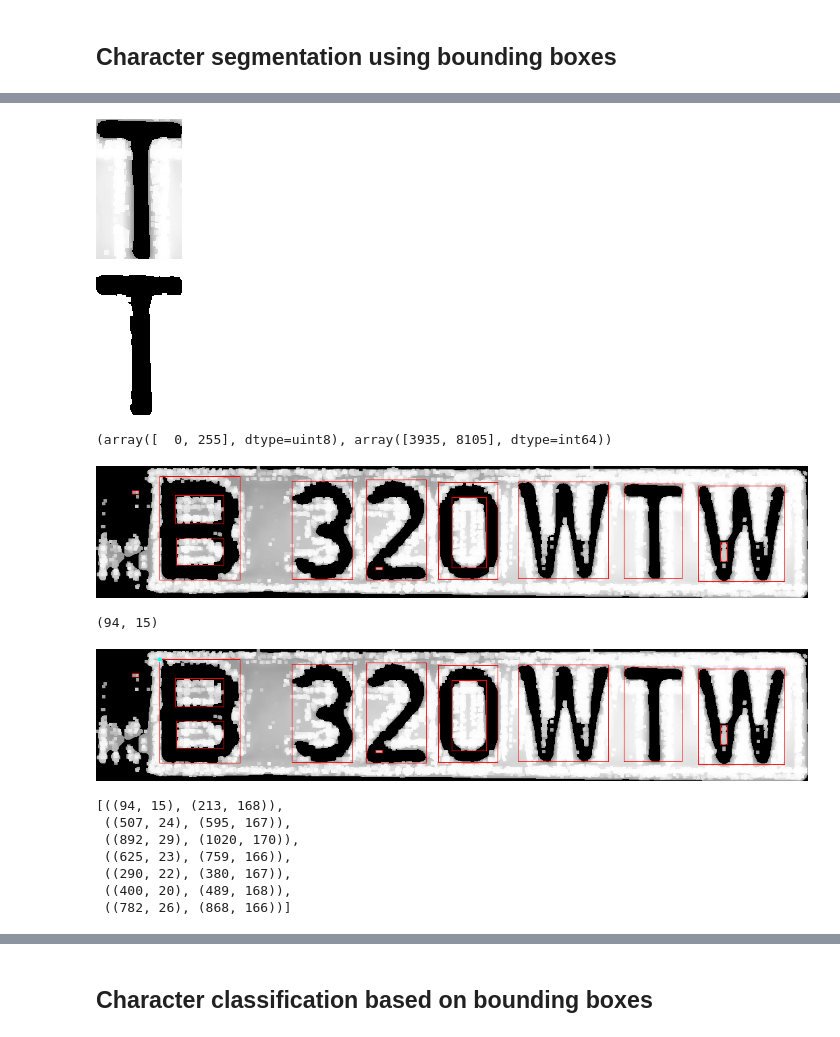
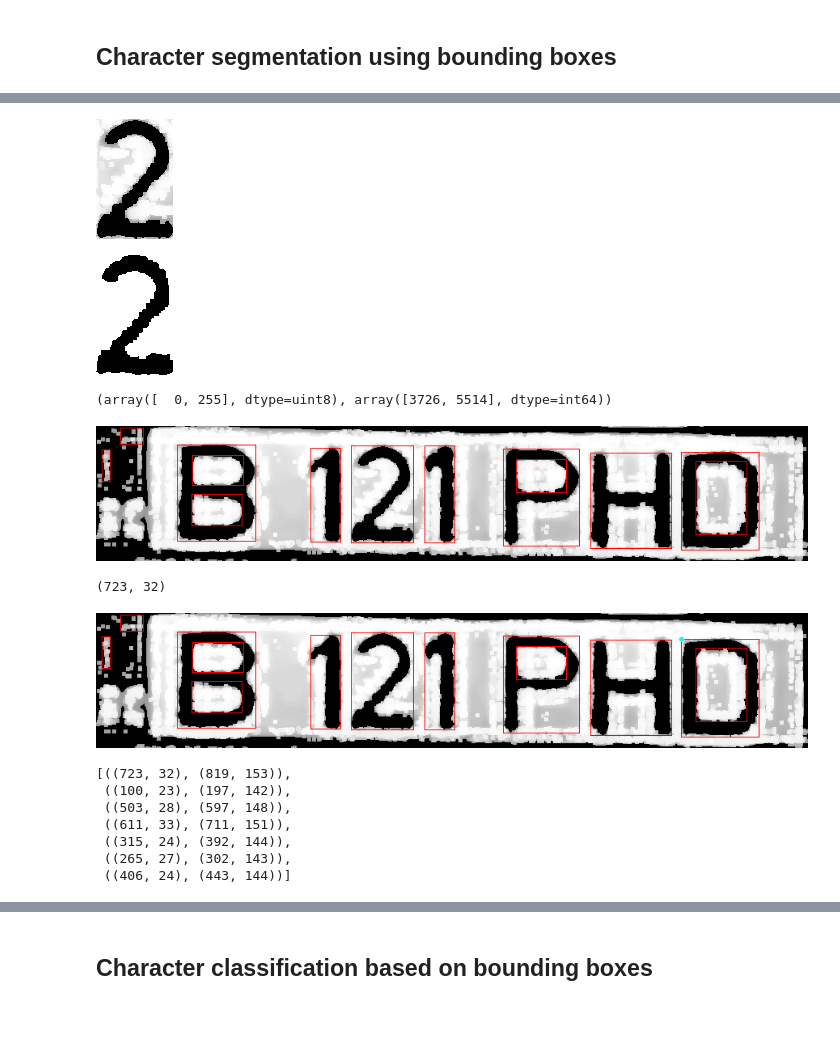
Before and after one commit to alexbelengeanu/smart-parking-system, a Jupyter notebook: system/notebooks/full-workflow.ipynb, the cells around one changed output, grey strips where cells are left out. Cells and saved outputs as stored; diff of their text form; code cells hidden in the pictures.

Commit message:
implement full workflow on image from nb to script

```diff
--- a/system/notebooks/full-workflow.ipynb
+++ b/system/notebooks/full-workflow.ipynb
@@ -102,7 +102,7 @@ if torch.cuda.is_available():
 # %% [markdown]
 ### Read sample and predict license plate location
 # %%
-input_sample = Image.open(r"E:\GitHub\smart-parking-system\dataset\segmentation\test\images\lpdr_sample_332.jpg").convert('RGB')
+input_sample = Image.open(r"E:\GitHub\smart-parking-system\dataset\segmentation\test\images\lpdr_sample_333.jpg").convert('RGB')
 # %%
 input_sample = input_sample.resize((640,320)) # The size required by the model, used for training
 
@@ -250,42 +257,42 @@ idxs = 27
 ... (3 outputs left out)
 # %%
-x, y = contours[19].T
+x, y = contours[39].T
 bbox = ((np.min(x), np.min(y)), (np.max(x), np.max(y)))
 character = cropped_plate_without_noise[max(bbox[0][1], 0) : min(bbox[1][1], cropped_plate_without_noise.shape[0]),
                                      max(bbox[0][0], 0) : min(bbox[1][0], cropped_plate_without_noise.shape[1])]
 display(Image.fromarray(character))
 _, thresholded_character = cv2.threshold(character, 175, 255, cv2.THRESH_BINARY)
 display(Image.fromarray(thresholded_character))
 values, counts = np.unique(thresholded_character, return_counts=True)
 values, counts
 # %% [output]
-[figure, old version]
+[figure, new version]
-[figure, old version]
+[figure, new version]
-(array([  0, 255], dtype=uint8), array([3935, 8105], dtype=int64))
+(array([  0, 255], dtype=uint8), array([3726, 5514], dtype=int64))
 # %%
 display(Image.fromarray(cropped_plate_without_noise_rgb))
 # %% [output]
-[figure, old version]
+[figure, new version]
 # %%
 filtered_bboxes[0][0]
 # %% [output]
-(94, 15)
+(723, 32)
 # %%
 cropped_plate_without_noise_rgb = cv2.circle(cropped_plate_without_noise_rgb, filtered_bboxes[0][0], radius=3, color=(0, 255, 255), thickness=-1)
 # %%
 display(Image.fromarray(cropped_plate_without_noise_rgb))
 # %% [output]
-[figure, old version]
+[figure, new version]
 # %%
 filtered_bboxes
 # %% [output]
-[((94, 15), (213, 168)),
- ((507, 24), (595, 167)),
- ((892, 29), (1020, 170)),
- ((625, 23), (759, 166)),
- ((290, 22), (380, 167)),
- ((400, 20), (489, 168)),
- ((782, 26), (868, 166))]
+[((723, 32), (819, 153)),
+ ((100, 23), (197, 142)),
+ ((503, 28), (597, 148)),
+ ((611, 33), (711, 151)),
+ ((315, 24), (392, 144)),
+ ((265, 27), (302, 143)),
+ ((406, 24), (443, 144))]
 # %%
 filtered_bboxes = sorted(filtered_bboxes, key=lambda x: x[0][0])
 # %%
```
Also changed, not shown: parts of 16 cells of this notebook, 8 other files.
